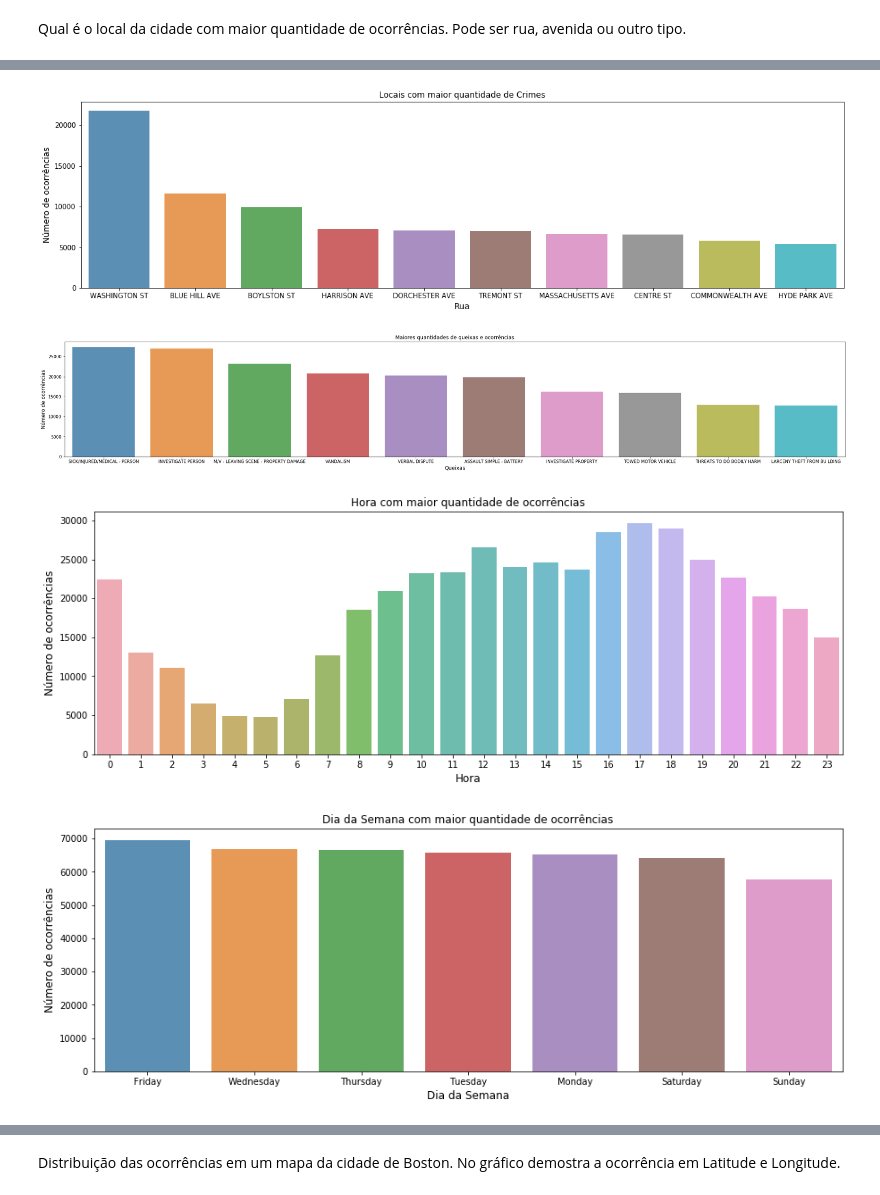
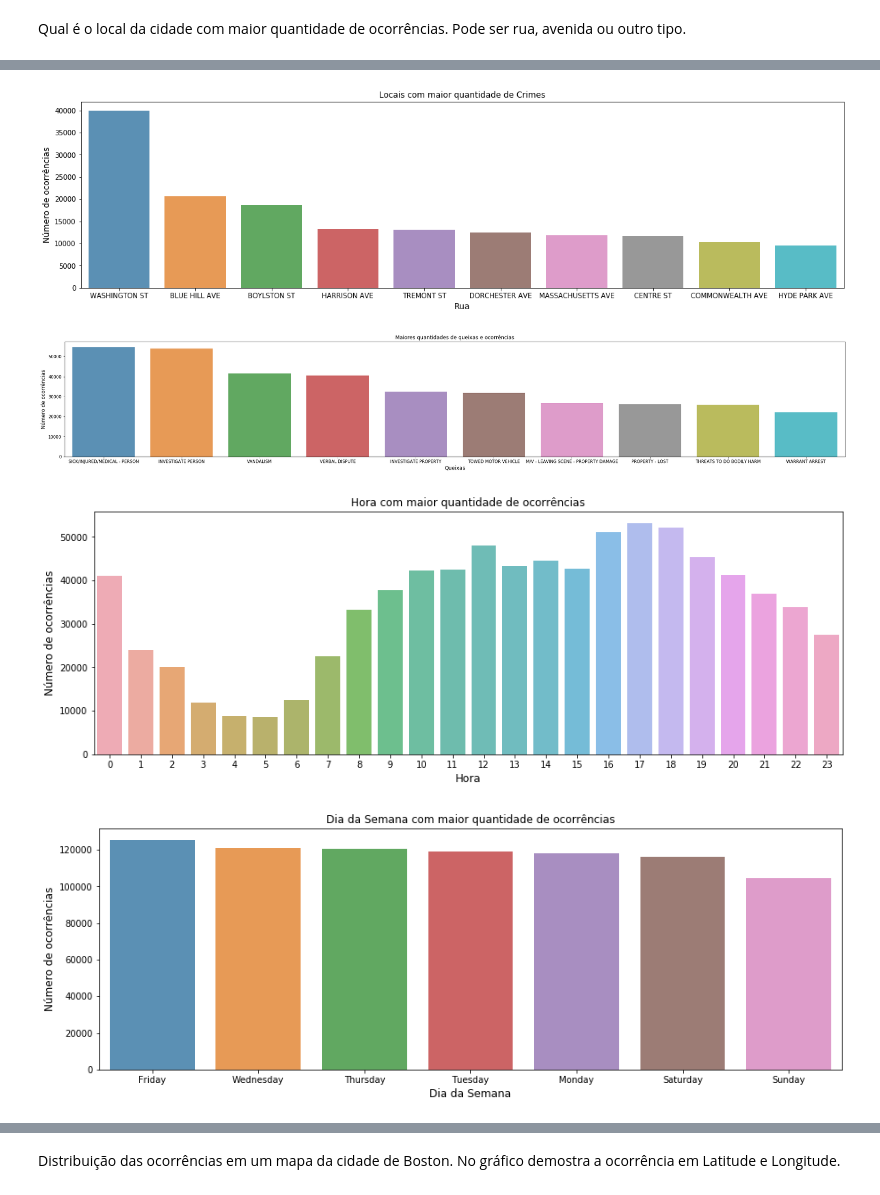
Before and after one commit to pabloazevedo/PortifolioDS, a Jupyter notebook: Boston Crimes.ipynb, the cells around one changed output, grey strips where cells are left out. Drawn from its saved outputs; the diff is of its cells as text; code cells hidden in the pictures.

Commit message:
Alterações e adições
Alteração no arquivo de entrada;
Alterações nos nomes de dataset;
Acréscimo de dados climáticos de Boston, MA da NOAA.

```diff
--- a/Boston Crimes.ipynb
+++ b/Boston Crimes.ipynb
@@ -26,6 +32,9 @@ import matplotlib.pyplot as plt
 from workalendar.usa import UnitedStates
 from datetime import datetime
 # %%
-crimes = pd.read_parquet('crime.parquet')
+#crimes = pd.read_parquet('crime.parquet')
+
+crimes = pd.read_csv('crime.csv')
 offense_codes = pd.read_csv('offense_codes.csv', encoding = "ISO-8859-1")
+boston_noaa = pd.read_csv('2012098.csv', encoding = "ISO-8859-1")
 # %%
@@ -50,0 +46,10 @@ offense_codes
+# %%
+new = crimes["OCCURRED_ON_DATE"].str.split(" ", n = 1, expand = True)
+crimes["DdMmYy"]= new[0]
+crimes["HsMnSg"]= new[1]
+
+# hash
+crimes['hash'] = crimes['DdMmYy'].apply(hash)
+
+# Drop das colunas temporarias usadas
+crimes.drop(columns =["DdMmYy","HsMnSg"], inplace = True)
@@ -53,3 +84,9 @@ crimes['OCCURRED_ON_DATE'] = pd.to_datetime(crimes['OCCURRED_ON_DATE'])
+# %%
+crimes['CODE'] = crimes['OFFENSE_CODE']
+
+crime_code = pd.merge(crimes, offense_codes, on="CODE", how="left")
+
+crime_code.drop(columns =["OFFENSE_CODE"], inplace = True)
 # %% [markdown]
 ### Data Analysis
 # %% [markdown]
@@ -61,5 +124,5 @@ offense_codes.info()
 # %%
-crime_count  = crimes['STREET'].value_counts()
+crime_count  = crime_code['STREET'].value_counts()
 crime_count = crime_count[:10,]
 plt.figure(figsize=(20,5))
 sns.barplot(crime_count.index, crime_count.values, alpha=0.8)
@@ -68,20 +131,20 @@ plt.ylabel('Número de ocorrências', fontsize=12)
 plt.xlabel('Rua', fontsize=12)
 plt.show()
 # %% [output]
-[figure, old version]
+[figure, new version]
 # %%
-crime_count  = crimes['OFFENSE_DESCRIPTION'].value_counts()
+crime_count  = crime_code['NAME'].value_counts()
 crime_count = crime_count[:10,]
 plt.figure(figsize=(33,5))
 sns.barplot(crime_count.index, crime_count.values, alpha=0.8)
 plt.title('Maiores quantidades de queixas e ocorrências')
 plt.ylabel('Número de ocorrências', fontsize=12)
 plt.xlabel('Queixas', fontsize=12)
 plt.show()
 # %% [output]
-[figure, old version]
+[figure, new version]
 # %%
-crime_count  = crimes['HOUR'].value_counts()
+crime_count  = crime_code['HOUR'].value_counts()
 crime_count = crime_count[:24,]
 plt.figure(figsize=(15,5))
 sns.barplot(crime_count.index, crime_count.values, alpha=0.8)
@@ -90,9 +153,9 @@ plt.ylabel('Número de ocorrências', fontsize=12)
 plt.xlabel('Hora', fontsize=12)
 plt.show()
 # %% [output]
-[figure, old version]
+[figure, new version]
 # %%
-crime_count  = crimes['DAY_OF_WEEK'].value_counts()
+crime_count  = crime_code['DAY_OF_WEEK'].value_counts()
 crime_count = crime_count[:7,]
 plt.figure(figsize=(15,5))
 sns.barplot(crime_count.index, crime_count.values, alpha=0.8)
@@ -101,5 +164,5 @@ plt.ylabel('Número de ocorrências', fontsize=12)
 plt.xlabel('Dia da Semana', fontsize=12)
 plt.show()
 # %% [output]
-[figure, old version]
+[figure, new version]
 # %%
```
Also changed, not shown: parts of 25 cells of this notebook.
